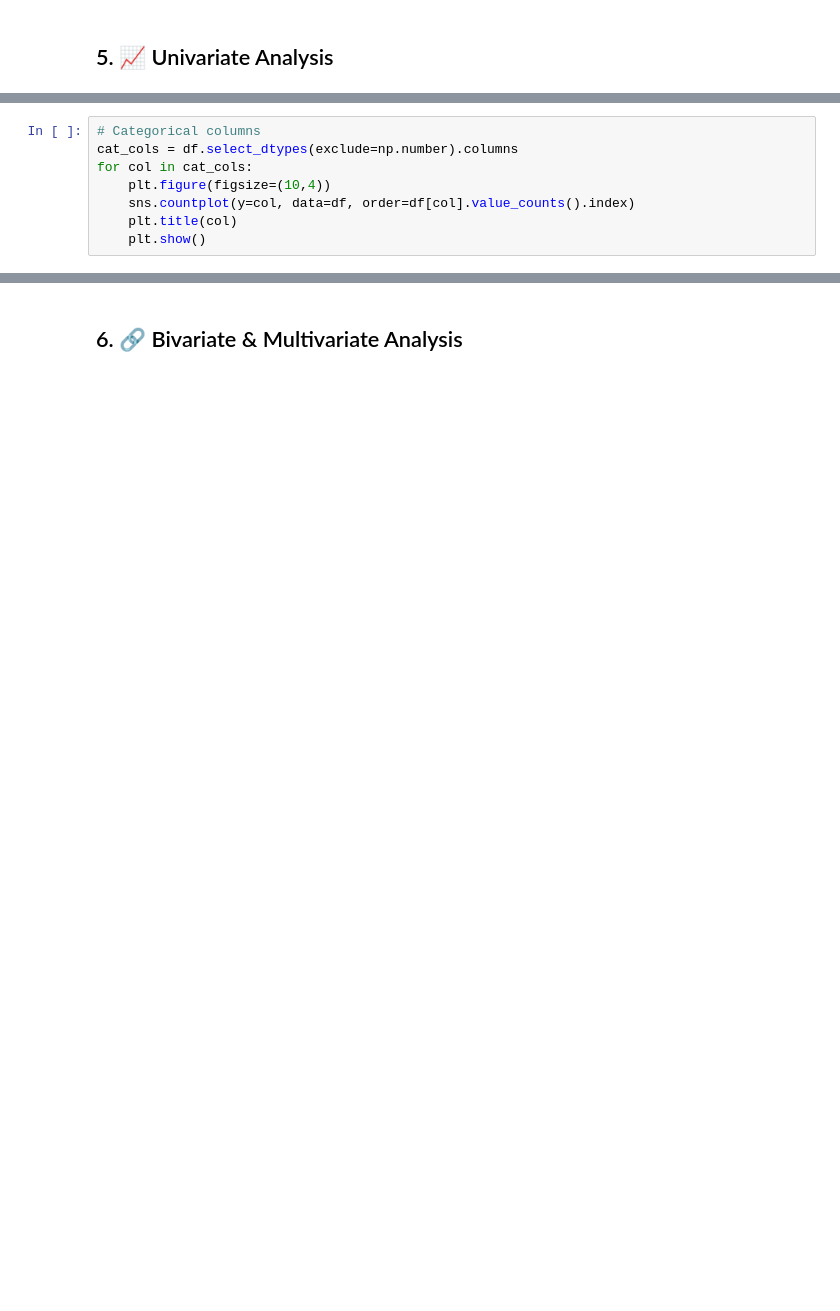
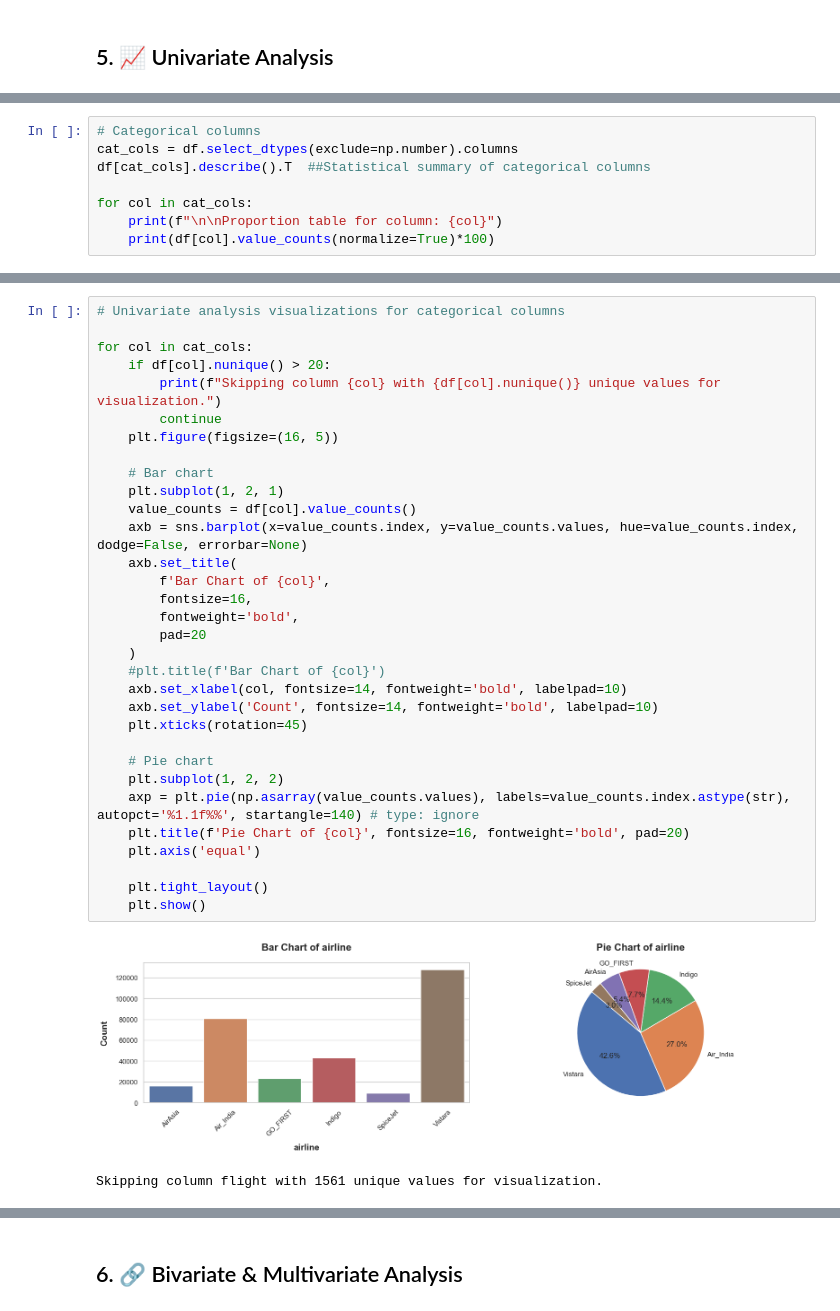
Before and after one commit to Amit-Nikumbh/eda-case-studies, a Jupyter notebook: airlines-flights-eda/airlines_eda.ipynb, the cells around one changed output, grey strips where cells are left out. Drawn from its saved outputs; the diff is of its cells as text; blank space fills up the shorter version.

```diff
--- a/airlines-flights-eda/airlines_eda.ipynb
+++ b/airlines-flights-eda/airlines_eda.ipynb
@@ -46,8 +201,8 @@ plt.show()
 # %%
 # Categorical columns
 cat_cols = df.select_dtypes(exclude=np.number).columns
+df[cat_cols].describe().T  ##Statistical summary of categorical columns
+
 for col in cat_cols:
-    plt.figure(figsize=(10,4))
-    sns.countplot(y=col, data=df, order=df[col].value_counts().index)
-    plt.title(col)
-    plt.show()
+    print(f"\n\nProportion table for column: {col}")
+    print(df[col].value_counts(normalize=True)*100)
@@ -53,0 +227,35 @@ for col in cat_cols:
+# %%
+# Univariate analysis visualizations for categorical columns
+
+for col in cat_cols:
+    if df[col].nunique() > 20:
+        print(f"Skipping column {col} with {df[col].nunique()} unique values for visualization.")
+        continue
+    plt.figure(figsize=(16, 5))
+
+    # Bar chart
+    plt.subplot(1, 2, 1)
+    value_counts = df[col].value_counts()
+    axb = sns.barplot(x=value_counts.index, y=value_counts.values, hue=value_counts.index, dodge=False, errorbar=None)
+    axb.set_title(
+        f'Bar Chart of {col}',
+        fontsize=16,
+        fontweight='bold',
+        pad=20
+    )
+    #plt.title(f'Bar Chart of {col}')
+    axb.set_xlabel(col, fontsize=14, fontweight='bold', labelpad=10)
+    axb.set_ylabel('Count', fontsize=14, fontweight='bold', labelpad=10)
+    plt.xticks(rotation=45)
+
+    # Pie chart
+    plt.subplot(1, 2, 2)
+    axp = plt.pie(np.asarray(value_counts.values), labels=value_counts.index.astype(str), autopct='%1.1f%%', startangle=140) # type: ignore
+    plt.title(f'Pie Chart of {col}', fontsize=16, fontweight='bold', pad=20)
+    plt.axis('equal')
+
+    plt.tight_layout()
+    plt.show()
+# %% [output]
+[figure, added]
+Skipping column flight with 1561 unique values for visualization.
```
Also changed, not shown: parts of 52 cells of this notebook, 11 other files.
